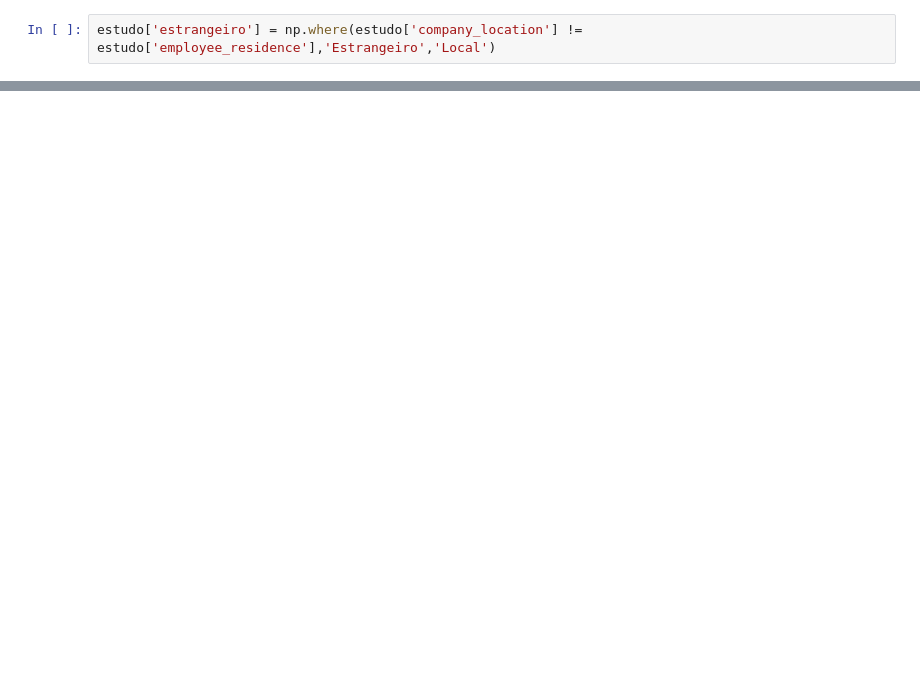
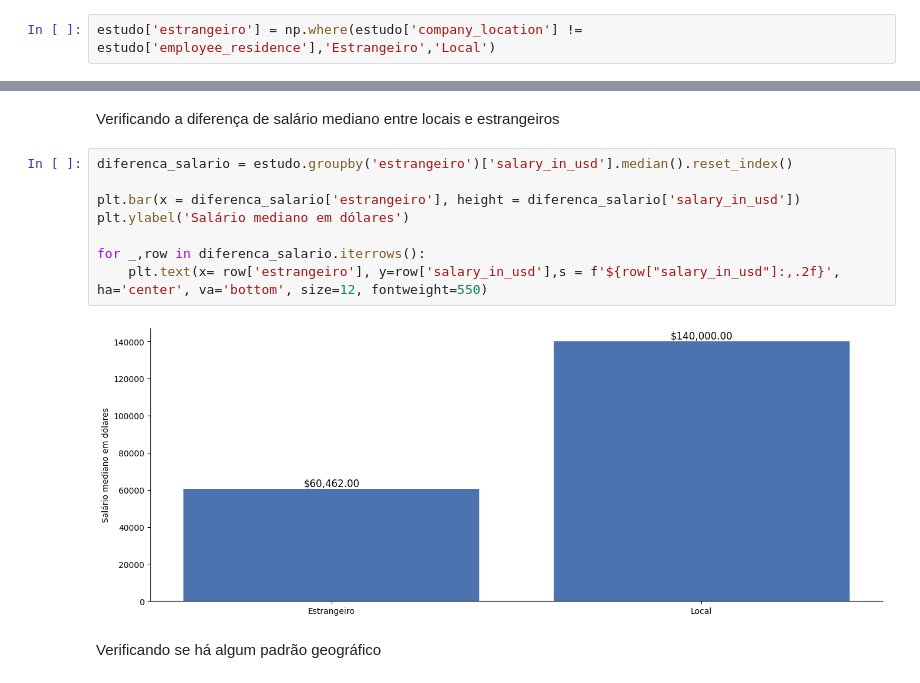
Before and after one commit to Alexandre-Esposte/dive-into-data-careers, a Jupyter notebook: notebook/data_careers_analysis.ipynb, the cells around one changed output, grey strips where cells are left out. Cells and saved outputs as stored; diff of their text form; blank space fills up the shorter version.

```diff
--- a/notebook/data_careers_analysis.ipynb
+++ b/notebook/data_careers_analysis.ipynb
@@ -1293,0 +1267,14 @@ estudo.groupby('estrangeiro')['salary_in_usd'].median().round(2).plot.bar()
+# %% [markdown]
+Verificando a diferença de salário mediano entre locais e estrangeiros
+# %%
+diferenca_salario = estudo.groupby('estrangeiro')['salary_in_usd'].median().reset_index()
+
+plt.bar(x = diferenca_salario['estrangeiro'], height = diferenca_salario['salary_in_usd'])
+plt.ylabel('Salário mediano em dólares')
+
+for _,row in diferenca_salario.iterrows():
+    plt.text(x= row['estrangeiro'], y=row['salary_in_usd'],s = f'${row["salary_in_usd"]:,.2f}', ha='center', va='bottom', size=12, fontweight=550)
+# %% [output]
+[figure, added]
+# %% [markdown]
+Verificando se há algum padrão geográfico
```
Also changed, not shown: parts of 31 cells of this notebook.
